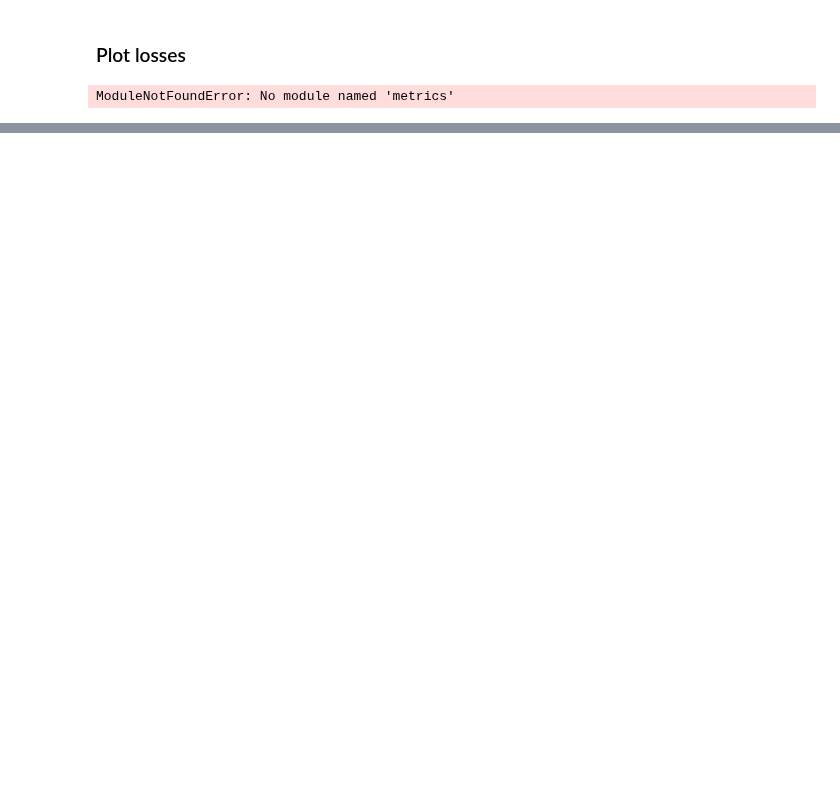
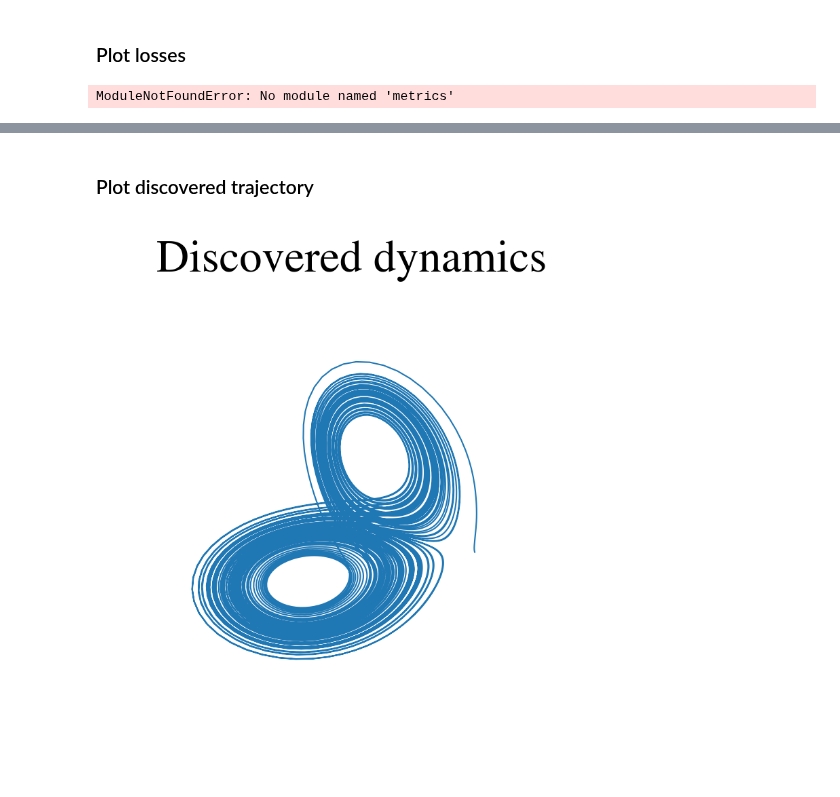
Before and after one commit to jonatanwins/Project-2-FYS5429, a Jupyter notebook: project_2/src/lorenz/lorenzResults.ipynb, the cells around one changed output, grey strips where cells are left out. Drawn from its saved outputs; the diff is of its cells as text; code cells hidden in the pictures; blank space fills up the shorter version.

```diff
--- a/project_2/src/lorenz/lorenzResults.ipynb
+++ b/project_2/src/lorenz/lorenzResults.ipynb
@@ -168,0 +212,8 @@ ModuleNotFoundError: No module named 'metrics'
+# %% [markdown]
+### Plot discovered trajectory
+# %%
+z_sim = sindy_simulate(initial_condition, time, xi, **library_hparams)
+
+plot_single_trajectory(z_sim, title="Discovered dynamics")
+# %% [output]
+[figure, added]
```
Also changed, not shown: parts of 14 cells of this notebook.
